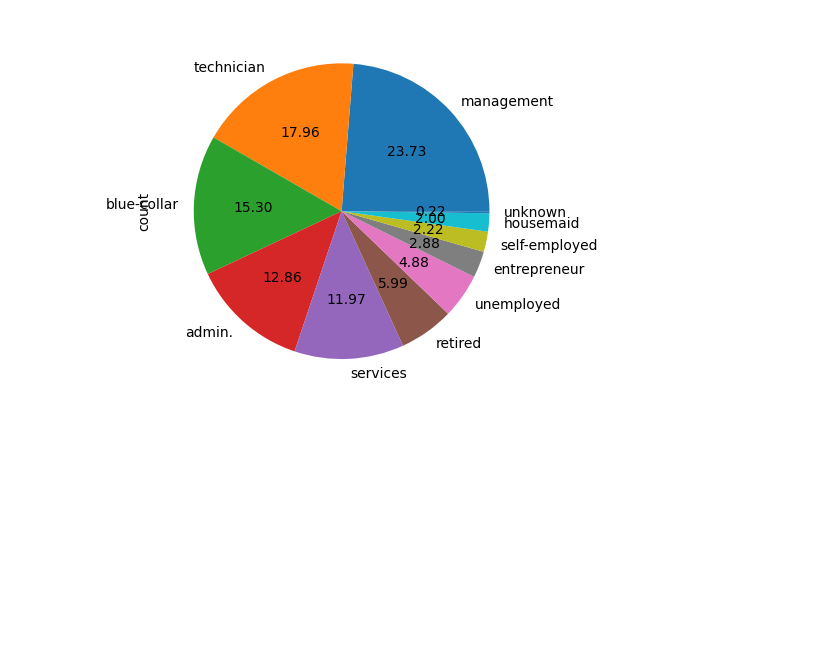
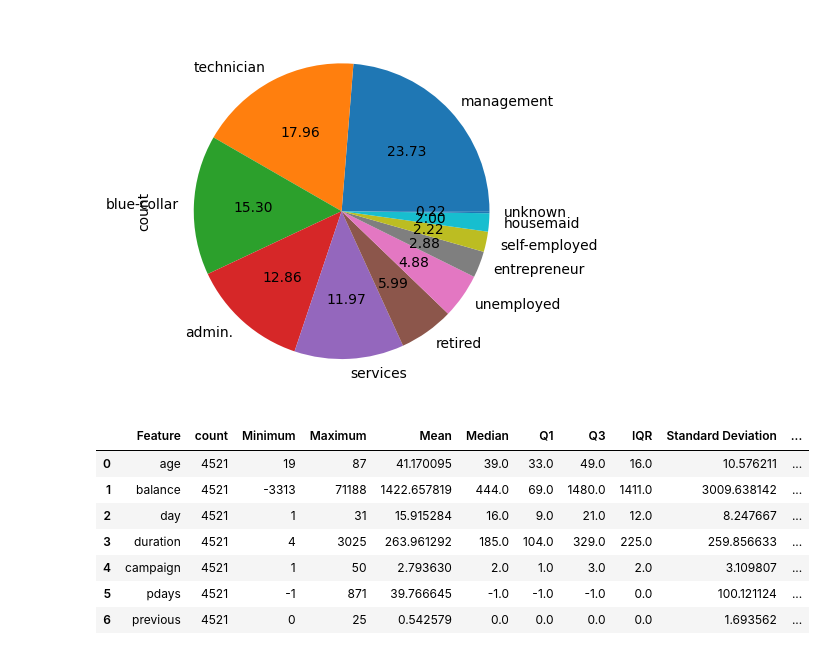
Before and after one commit to AniketC24/Datascience, a Jupyter notebook: Case_study_02_Bank_Telemarking.ipynb, the cells around one changed output. Cells and saved outputs as stored; diff of their text form; code cells hidden in the pictures; blank space fills up the shorter version.

```diff
--- a/Case_study_02_Bank_Telemarking.ipynb
+++ b/Case_study_02_Bank_Telemarking.ipynb
@@ -272,3 +272,53 @@ divorced['job'].value_counts().plot(kind=  'pie',autopct = '%1.2f')
 # %% [output]
 <Axes: ylabel='count'>
 [figure]
+# %%
+# Univariate Analysis
+'''
+Step 1 : Create a blank list
+Step 2 : Creare a dictionary
+Step 3 : Append list containing dictionary key and value pair
+Step 4 : Convert list into DataFrame
+
+'''
+'''
+Note:
+If any Column in Dataset shows IQR as zero such column must be dropped from the dataset.
+
+IQR = Inter Quantile Range = Q3 - Q1
+
+'''
+from collections import OrderedDict
+
+stats = []
+
+for i in numerical_col.columns:
+  numerical_stats = OrderedDict({
+      'Feature':i,
+      'count':df[i].count(),
+      'Minimum':df[i].min(),
+      'Maximum':df[i].max(),
+      'Mean':df[i].mean(),
+      'Median':df[i].median(),
+      'Q1':df[i].quantile(0.25),
+      'Q3':df[i].quantile(0.75),
+      'IQR':df[i].quantile(0.75) - df[i].quantile(0.25),
+      'Standard Deviation':df[i].std(),
+      'Kurtosis':df[i].kurt(),
+      'Skewness':df[i].skew()
+
+  })
+
+  stats.append(numerical_stats)
+  report = pd.DataFrame(stats)
+
+report
+# %% [output]
+|  | Feature | count | Minimum | Maximum | Mean | Median | Q1 | Q3 | IQR | Standard Deviation | ... |
+| 0 | age | 4521 | 19 | 87 | 41.170095 | 39.0 | 33.0 | 49.0 | 16.0 | 10.576211 | ... |
+| 1 | balance | 4521 | -3313 | 71188 | 1422.657819 | 444.0 | 69.0 | 1480.0 | 1411.0 | 3009.638142 | ... |
+| 2 | day | 4521 | 1 | 31 | 15.915284 | 16.0 | 9.0 | 21.0 | 12.0 | 8.247667 | ... |
+| 3 | duration | 4521 | 4 | 3025 | 263.961292 | 185.0 | 104.0 | 329.0 | 225.0 | 259.856633 | ... |
+| 4 | campaign | 4521 | 1 | 50 | 2.793630 | 2.0 | 1.0 | 3.0 | 2.0 | 3.109807 | ... |
+| 5 | pdays | 4521 | -1 | 871 | 39.766645 | -1.0 | -1.0 | -1.0 | 0.0 | 100.121124 | ... |
+| 6 | previous | 4521 | 0 | 25 | 0.542579 | 0.0 | 0.0 | 0.0 | 0.0 | 1.693562 | ... |
```
Also changed, not shown: parts of 11 cells of this notebook.
